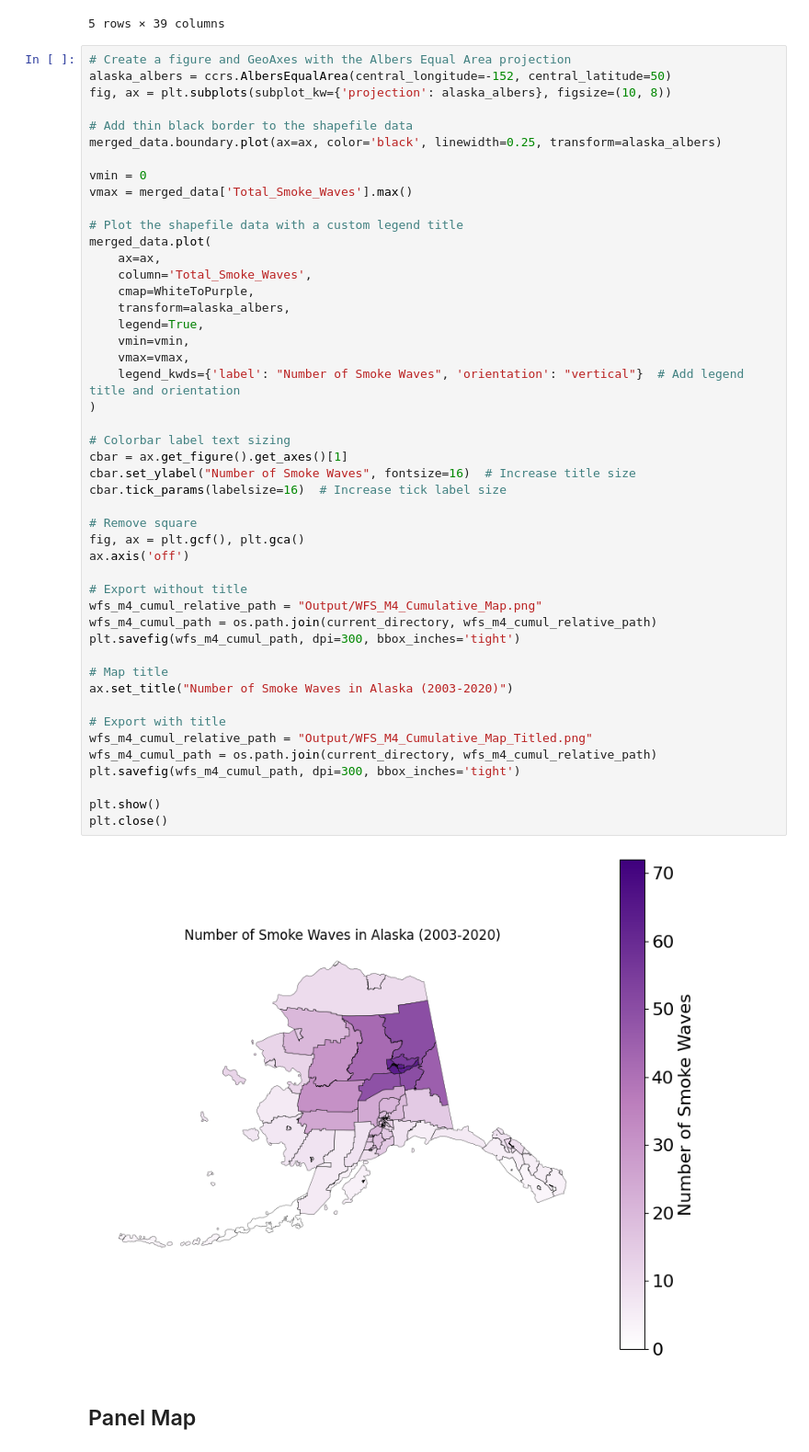
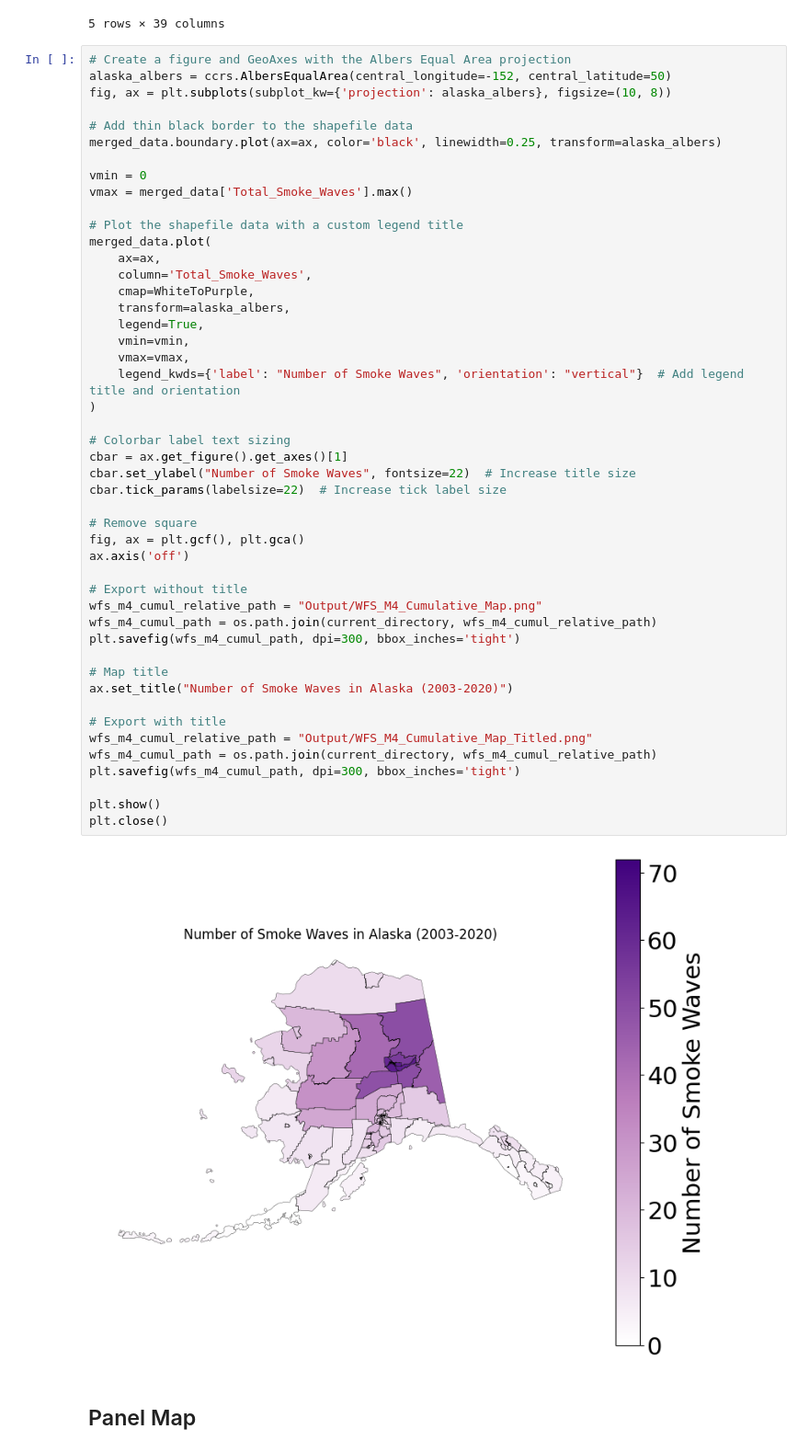
Before and after one commit to Hahn-Research-Group/Alaska_wildfire-smoke-metrics_2025, a Jupyter notebook: Scripts/8. number_smoke_waves_maps.ipynb, the cells around one changed output. Shown: that part at 92% size. Saved outputs shown, nothing was run; the diff lists cells and outputs as text.

```diff
--- a/Scripts/8. number_smoke_waves_maps.ipynb
+++ b/Scripts/8. number_smoke_waves_maps.ipynb
@@ -75,36 +75,36 @@ merged_data.plot(
     transform=alaska_albers,
     legend=True,
     vmin=vmin,
     vmax=vmax,
     legend_kwds={'label': "Number of Smoke Waves", 'orientation': "vertical"}  # Add legend title and orientation
 )
 
 # Colorbar label text sizing
 cbar = ax.get_figure().get_axes()[1]
-cbar.set_ylabel("Number of Smoke Waves", fontsize=16)  # Increase title size
-cbar.tick_params(labelsize=16)  # Increase tick label size
+cbar.set_ylabel("Number of Smoke Waves", fontsize=22)  # Increase title size
+cbar.tick_params(labelsize=22)  # Increase tick label size
 
 # Remove square
 fig, ax = plt.gcf(), plt.gca()
 ax.axis('off')
 
 # Export without title
 wfs_m4_cumul_relative_path = "Output/WFS_M4_Cumulative_Map.png"
 wfs_m4_cumul_path = os.path.join(current_directory, wfs_m4_cumul_relative_path)
 plt.savefig(wfs_m4_cumul_path, dpi=300, bbox_inches='tight')
 
 # Map title
 ax.set_title("Number of Smoke Waves in Alaska (2003-2020)")
 
 # Export with title
 wfs_m4_cumul_relative_path = "Output/WFS_M4_Cumulative_Map_Titled.png"
 wfs_m4_cumul_path = os.path.join(current_directory, wfs_m4_cumul_relative_path)
 plt.savefig(wfs_m4_cumul_path, dpi=300, bbox_inches='tight')
 
 plt.show()
 plt.close()
 # %% [output]
-[figure, old version]
+[figure, new version]
 # %% [markdown]
 ## Panel Map
 # %%
```
Also changed, not shown: 6 other files.
